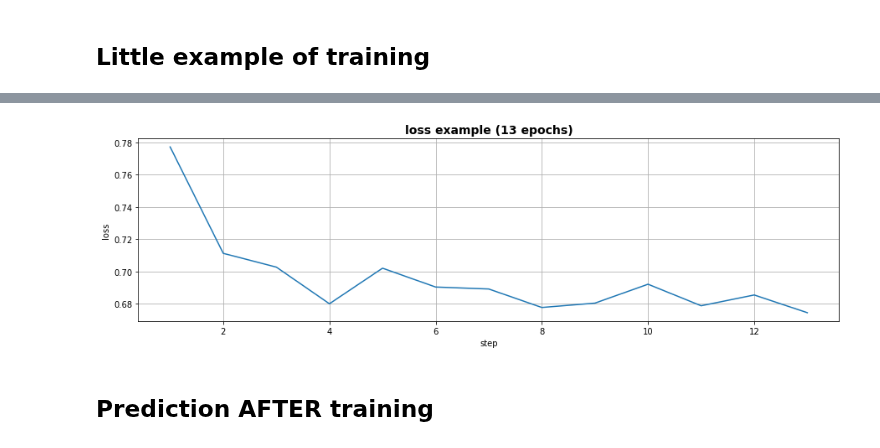
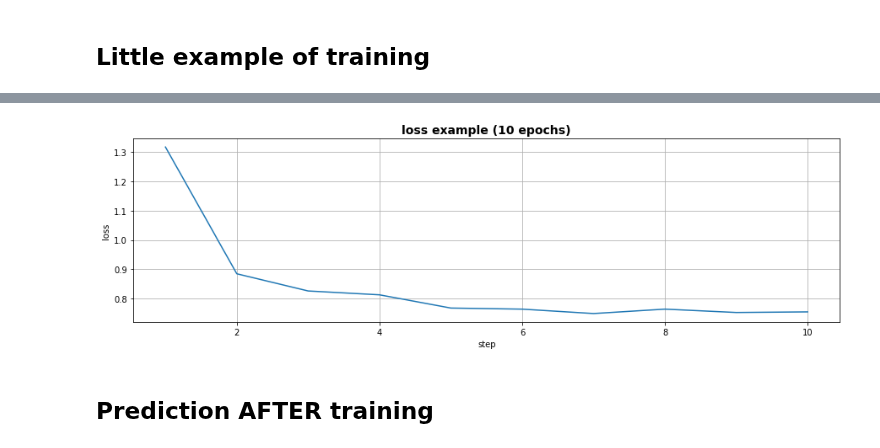
Before and after one commit to felipessalvatore/ContraQA, a Jupyter notebook: AddModel_cat_b3.ipynb, the cells around one changed output, grey strips where cells are left out. Saved outputs shown, nothing was run; the diff lists cells and outputs as text; code cells hidden in the pictures.

```diff
--- a/AddModel_cat_b3.ipynb
+++ b/AddModel_cat_b3.ipynb
@@ -680,7 +684,7 @@ print(example_t)
 # %% [markdown]
 ## Prediction BEFORE training
 # %%
-n_iters = 32
+n_iters = 100
 training_pairs_little = [random.choice(train_triples_t) for i in range(n_iters)]
 predictions = []
 labels = []
@@ -732,23 +736,45 @@ assert type(loss.item()) == float
 # %% [markdown]
 ## Little example of training
 # %%
-epochs = 13
-learning_rate = 0.02
+epochs = 10
+learning_rate = 0.1
 
 CE = nn.CrossEntropyLoss()
 
+encoderA = EncoderRNN(eng_enc_v_size, hidden_size)
+decoderA = AttnDecoderRNN(hidden_size, eng_dec_v_size)
+encoderA.load_state_dict(torch.load("b3_encoder1_att.pkl"))
+decoderA.load_state_dict(torch.load("b3_decoder1_att.pkl"))
+encoderB = EncoderRNN(eng_enc_v_size, hidden_size)
+decoderB = AttnDecoderRNN(hidden_size, eng_dec_v_size)
+encoderB.load_state_dict(torch.load("b3_encoder2_att.pkl"))
+decoderB.load_state_dict(torch.load("b3_decoder2_att.pkl"))
 
 addmodel = AndModel(encoderA,
                     decoderA,
-                     encoderB,
-                     decoderB,
-                     hidden_size=256,
-                     output_size=2,
-                     max_length=MAX_LENGTH,
-                     input_lang=input_lang,
-                     target_lang=output_lang)
+                    encoderB,
+                    decoderB,
+                    hidden_size=256,
+                    output_size=2,
+                    max_length=MAX_LENGTH,
+                    input_lang=input_lang,
+                    target_lang=output_lang)
+
+
+
+# # for model in [encoderA, decoderA, encoderB, decoderB]:
+# for model in [encoderB, decoderB]:
+#     for param in model.parameters():
+#         param.requires_grad = False
+
 # addmodel_opt = torch.optim.SGD(addmodel.parameters(), lr= learning_rate)
 addmodel_opt = torch.optim.Adagrad(addmodel.parameters(), lr= learning_rate)
+# addmodel_opt = torch.optim.Adadelta(addmodel.parameters(), lr= learning_rate)
+# addmodel_opt = torch.optim.Adam(addmodel.parameters(), lr= learning_rate)
+# addmodel_opt = torch.optim.SparseAdam(addmodel.parameters(), lr= learning_rate)
+# addmodel_opt = torch.optim.RMSprop(addmodel.parameters(), lr= learning_rate)
+
+
 
 
 
@@ -794,4 +817,4 @@ epoch 13/13 5m 29s mean loss = 0.67
-[figure, old version]
+[figure, new version]
 # %% [markdown]
 ## Prediction AFTER training
 # %%
```
Also changed, not shown: parts of 8 cells of this notebook.
